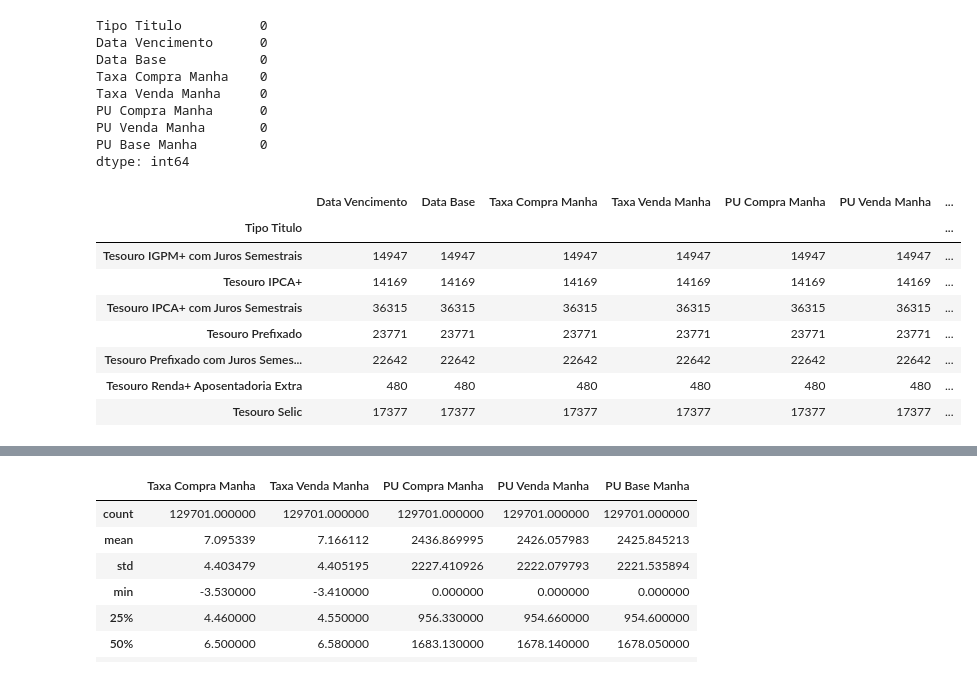
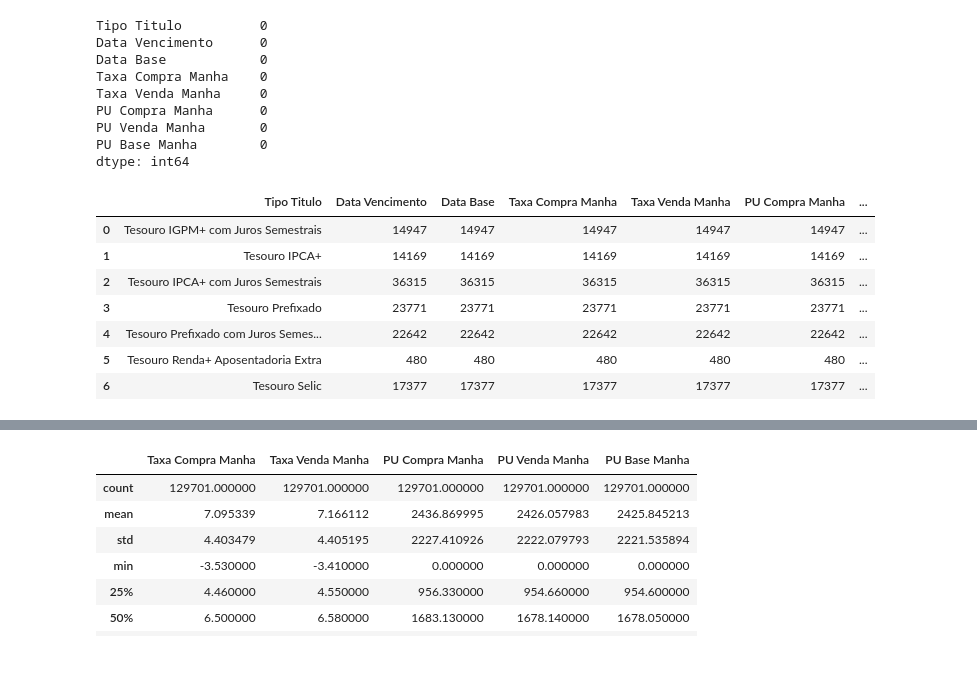
Before and after one commit to MatheusLopesA95/OpenDataGov, a Jupyter notebook: AnaliseExploratoria.ipynb, the cells around one changed output, grey strips where cells are left out. Saved outputs shown, nothing was run; the diff lists cells and outputs as text; code cells hidden in the pictures.

```diff
--- a/AnaliseExploratoria.ipynb
+++ b/AnaliseExploratoria.ipynb
@@ -53,17 +54,16 @@ PU Venda Manha       0
 PU Base Manha        0
 dtype: int64
 # %%
-data.groupby(['Tipo Titulo']).count()
+data.groupby(['Tipo Titulo']).count().reset_index()
 # %% [output]
-|  | Data Vencimento | Data Base | Taxa Compra Manha | Taxa Venda Manha | PU Compra Manha | PU Venda Manha | ... |
-| Tipo Titulo |  |  |  |  |  |  | ... |
-| Tesouro IGPM+ com Juros Semestrais | 14947 | 14947 | 14947 | 14947 | 14947 | 14947 | ... |
-| Tesouro IPCA+ | 14169 | 14169 | 14169 | 14169 | 14169 | 14169 | ... |
-| Tesouro IPCA+ com Juros Semestrais | 36315 | 36315 | 36315 | 36315 | 36315 | 36315 | ... |
-| Tesouro Prefixado | 23771 | 23771 | 23771 | 23771 | 23771 | 23771 | ... |
-| Tesouro Prefixado com Juros Semes... | 22642 | 22642 | 22642 | 22642 | 22642 | 22642 | ... |
-| Tesouro Renda+ Aposentadoria Extra | 480 | 480 | 480 | 480 | 480 | 480 | ... |
-| Tesouro Selic | 17377 | 17377 | 17377 | 17377 | 17377 | 17377 | ... |
+|  | Tipo Titulo | Data Vencimento | Data Base | Taxa Compra Manha | Taxa Venda Manha | PU Compra Manha | ... |
+| 0 | Tesouro IGPM+ com Juros Semestrais | 14947 | 14947 | 14947 | 14947 | 14947 | ... |
+| 1 | Tesouro IPCA+ | 14169 | 14169 | 14169 | 14169 | 14169 | ... |
+| 2 | Tesouro IPCA+ com Juros Semestrais | 36315 | 36315 | 36315 | 36315 | 36315 | ... |
+| 3 | Tesouro Prefixado | 23771 | 23771 | 23771 | 23771 | 23771 | ... |
+| 4 | Tesouro Prefixado com Juros Semes... | 22642 | 22642 | 22642 | 22642 | 22642 | ... |
+| 5 | Tesouro Renda+ Aposentadoria Extra | 480 | 480 | 480 | 480 | 480 | ... |
+| 6 | Tesouro Selic | 17377 | 17377 | 17377 | 17377 | 17377 | ... |
 # %%
 #Troca das vírgulas pelos pontos para que seja possível converter de string para float
 data=data.replace(',', '.', regex=True)
```
Also changed, not shown: parts of 15 cells of this notebook, 1 other file.
